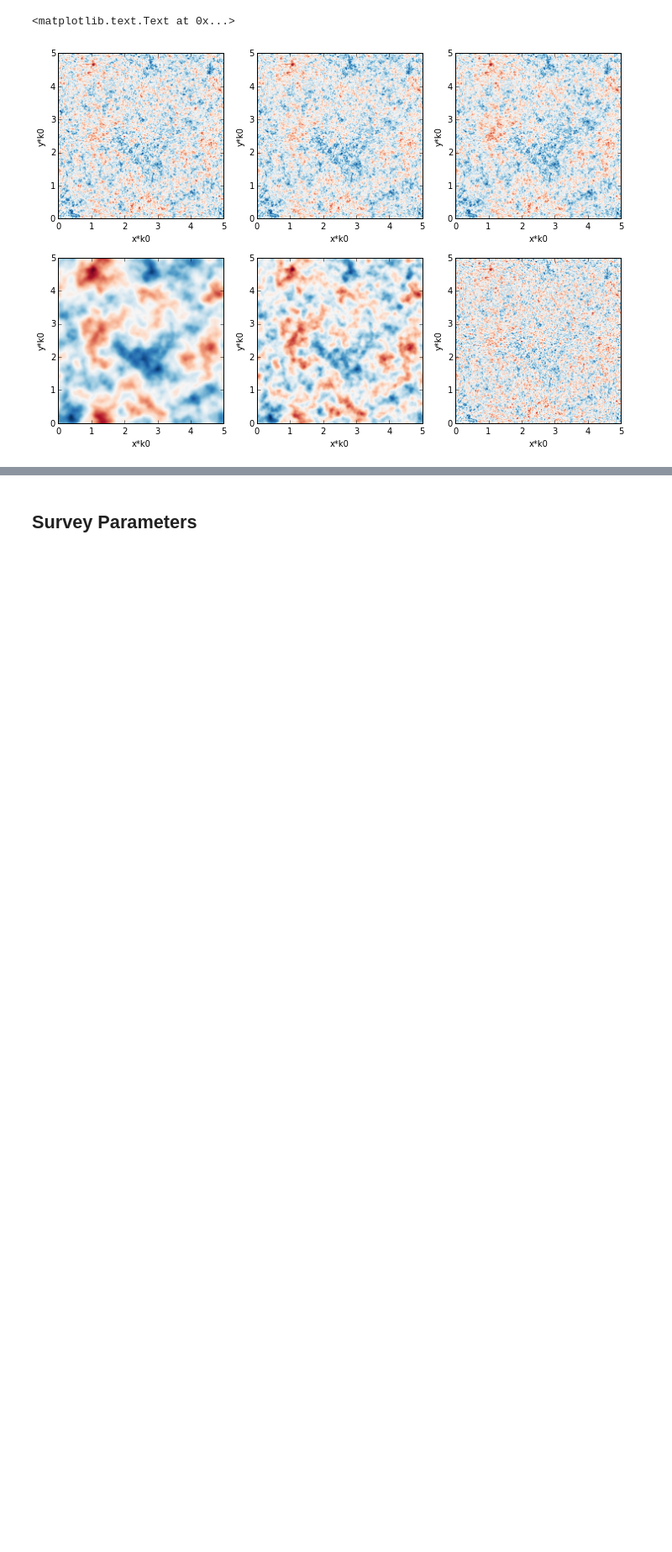
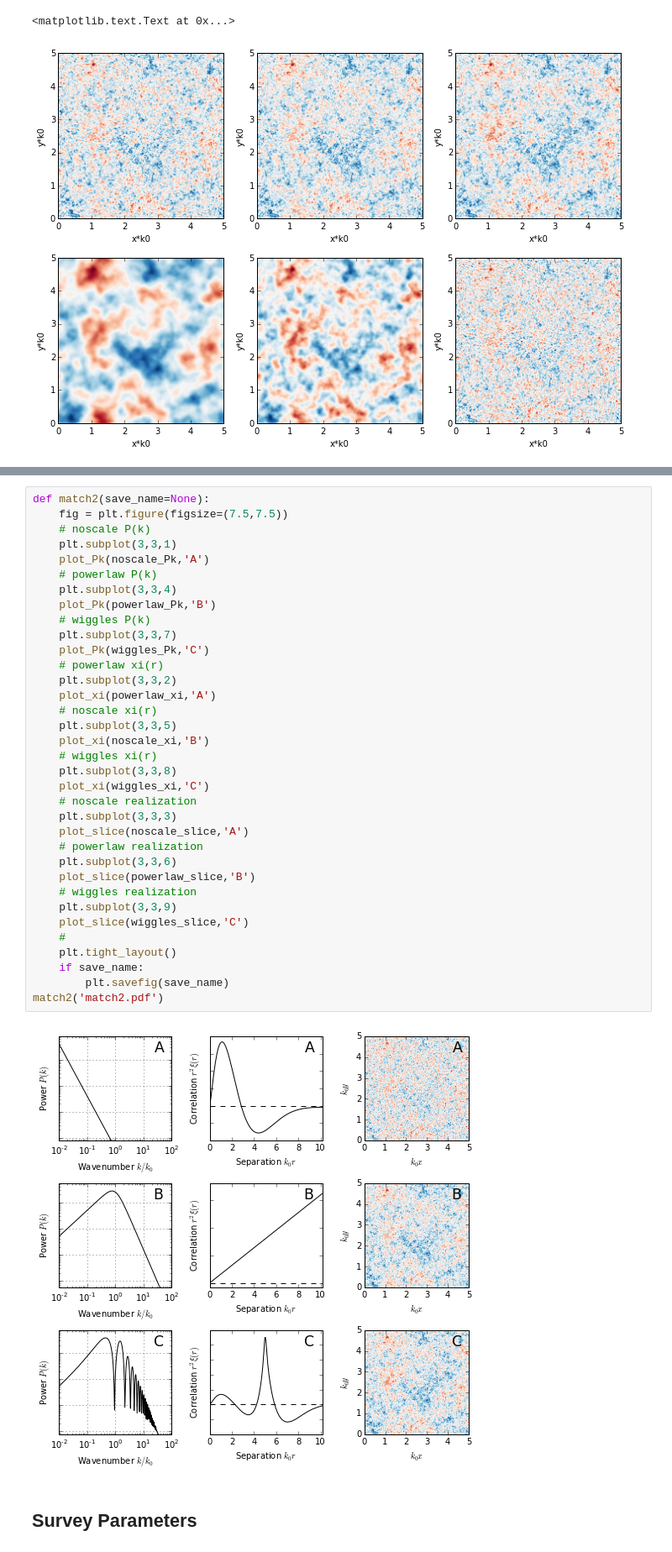
Before and after one commit to DarkEnergyScienceCollaboration/DESchool_LSS_Stats, a Jupyter notebook: LargeScaleStructureStatistics/LargeScaleStructureStatistics.ipynb, the cells around one changed output, grey strips where cells are left out. Shown at 84% size. Saved outputs shown, nothing was run; the diff lists cells and outputs as text; blank space fills up the shorter version.

```diff
--- a/LargeScaleStructureStatistics/LargeScaleStructureStatistics.ipynb
+++ b/LargeScaleStructureStatistics/LargeScaleStructureStatistics.ipynb
@@ -210,3 +282,40 @@ plt.ylabel('y*k0')
+# %%
+def match2(save_name=None):
+    fig = plt.figure(figsize=(7.5,7.5))
+    # noscale P(k)
+    plt.subplot(3,3,1)
+    plot_Pk(noscale_Pk,'A')
+    # powerlaw P(k)
+    plt.subplot(3,3,4)
+    plot_Pk(powerlaw_Pk,'B')
+    # wiggles P(k)
+    plt.subplot(3,3,7)
+    plot_Pk(wiggles_Pk,'C')
+    # powerlaw xi(r)
+    plt.subplot(3,3,2)
+    plot_xi(powerlaw_xi,'A')
+    # noscale xi(r)
+    plt.subplot(3,3,5)
+    plot_xi(noscale_xi,'B')
+    # wiggles xi(r)
+    plt.subplot(3,3,8)
+    plot_xi(wiggles_xi,'C')
+    # noscale realization
+    plt.subplot(3,3,3)
+    plot_slice(noscale_slice,'A')
+    # powerlaw realization
+    plt.subplot(3,3,6)
+    plot_slice(powerlaw_slice,'B')
+    # wiggles realization
+    plt.subplot(3,3,9)
+    plot_slice(wiggles_slice,'C')
+    #
+    plt.tight_layout()
+    if save_name:
+        plt.savefig(save_name)
+match2('match2.pdf')
+# %% [output]
+[figure, added]
 # %% [markdown]
 ## Survey Parameters
 # %% [markdown]
```
Also changed, not shown: parts of 3 cells of this notebook.
